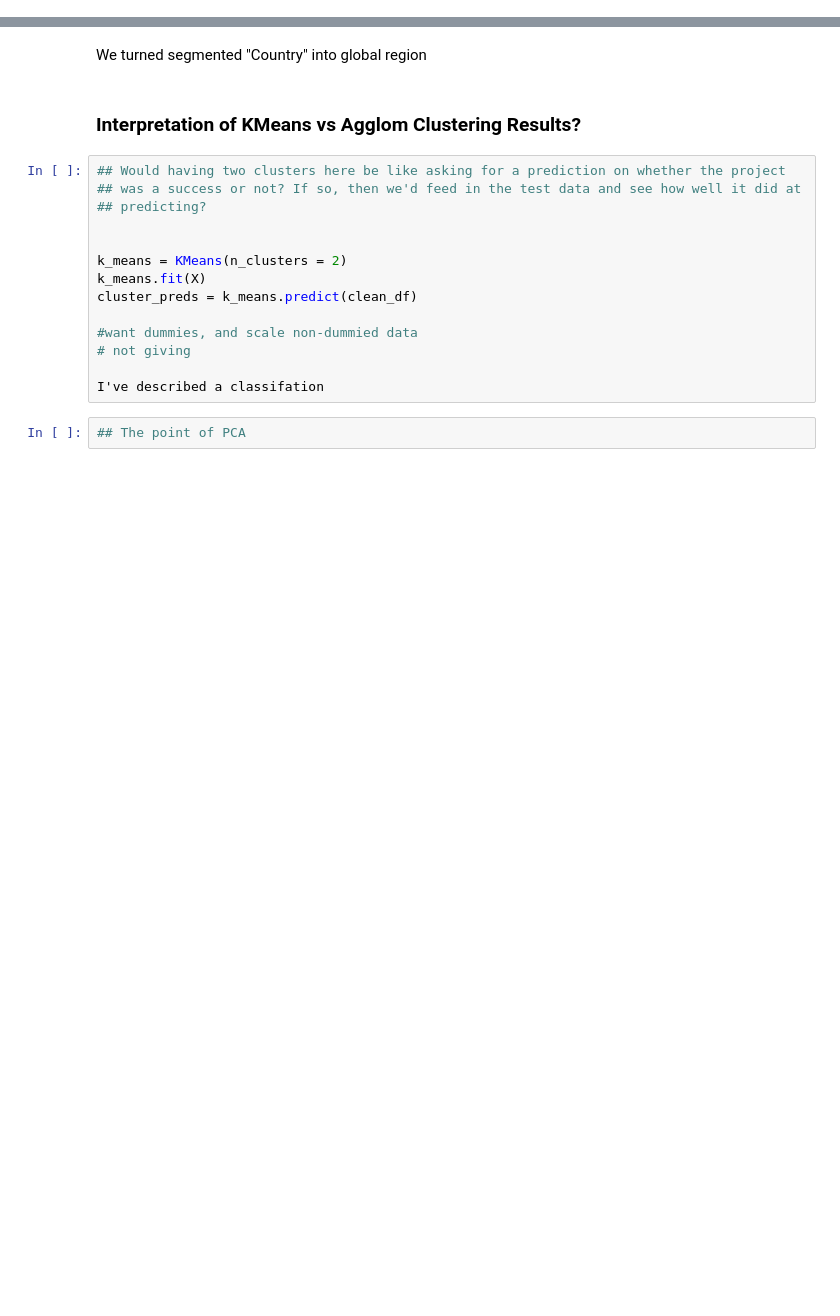
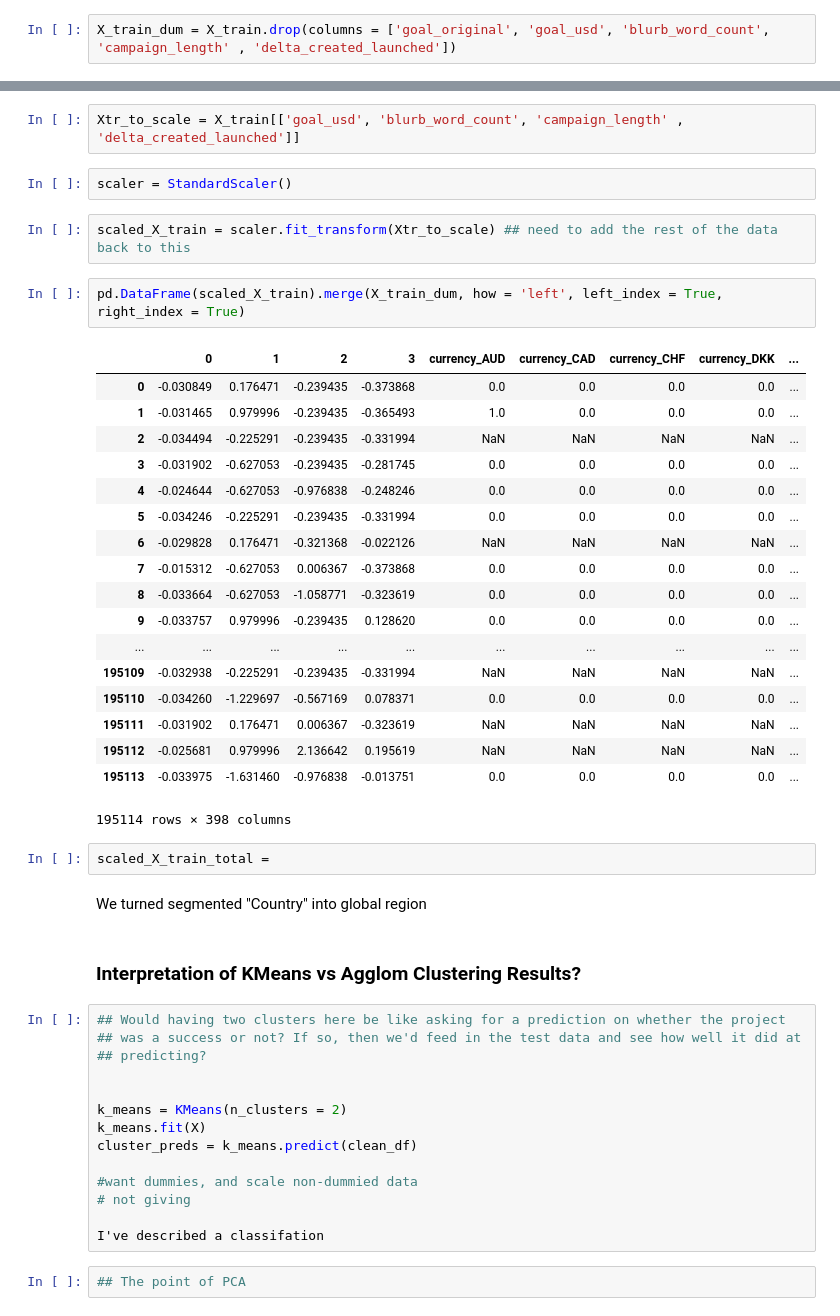
Before and after one commit to nateej1/kickstarter-campaign-classification, a Jupyter notebook: notebooks/03_analysis/20190815-ndj-clustering_analysis.ipynb, the cells around one changed output, grey strips where cells are left out. Cells and saved outputs as stored; diff of their text form; blank space fills up the shorter version.

```diff
--- a/notebooks/03_analysis/20190815-ndj-clustering_analysis.ipynb
+++ b/notebooks/03_analysis/20190815-ndj-clustering_analysis.ipynb
@@ -27,0 +45,2 @@ X_train, X_test, y_train, y_test = train_test_split(X, y, stratify=y)
+# %%
+X_train_dum = X_train.drop(columns = ['goal_original', 'goal_usd', 'blurb_word_count', 'campaign_length' , 'delta_created_launched'])
@@ -28,3 +67,32 @@ X_train, X_test, y_train, y_test = train_test_split(X, y, stratify=y)
+# %%
+Xtr_to_scale = X_train[['goal_usd', 'blurb_word_count', 'campaign_length' , 'delta_created_launched']]
+# %%
+scaler = StandardScaler()
+# %%
+scaled_X_train = scaler.fit_transform(Xtr_to_scale) ## need to add the rest of the data back to this
+# %%
+pd.DataFrame(scaled_X_train).merge(X_train_dum, how = 'left', left_index = True, right_index = True)
+# %% [output]
+|  | 0 | 1 | 2 | 3 | currency_AUD | currency_CAD | currency_CHF | currency_DKK | ... |
+| 0 | -0.030849 | 0.176471 | -0.239435 | -0.373868 | 0.0 | 0.0 | 0.0 | 0.0 | ... |
+| 1 | -0.031465 | 0.979996 | -0.239435 | -0.365493 | 1.0 | 0.0 | 0.0 | 0.0 | ... |
+| 2 | -0.034494 | -0.225291 | -0.239435 | -0.331994 | NaN | NaN | NaN | NaN | ... |
+| 3 | -0.031902 | -0.627053 | -0.239435 | -0.281745 | 0.0 | 0.0 | 0.0 | 0.0 | ... |
+| 4 | -0.024644 | -0.627053 | -0.976838 | -0.248246 | 0.0 | 0.0 | 0.0 | 0.0 | ... |
+| 5 | -0.034246 | -0.225291 | -0.239435 | -0.331994 | 0.0 | 0.0 | 0.0 | 0.0 | ... |
+| 6 | -0.029828 | 0.176471 | -0.321368 | -0.022126 | NaN | NaN | NaN | NaN | ... |
+| 7 | -0.015312 | -0.627053 | 0.006367 | -0.373868 | 0.0 | 0.0 | 0.0 | 0.0 | ... |
+| 8 | -0.033664 | -0.627053 | -1.058771 | -0.323619 | 0.0 | 0.0 | 0.0 | 0.0 | ... |
+| 9 | -0.033757 | 0.979996 | -0.239435 | 0.128620 | 0.0 | 0.0 | 0.0 | 0.0 | ... |
+| ... | ... | ... | ... | ... | ... | ... | ... | ... | ... |
+| 195109 | -0.032938 | -0.225291 | -0.239435 | -0.331994 | NaN | NaN | NaN | NaN | ... |
+| 195110 | -0.034260 | -1.229697 | -0.567169 | 0.078371 | 0.0 | 0.0 | 0.0 | 0.0 | ... |
+| 195111 | -0.031902 | 0.176471 | 0.006367 | -0.323619 | NaN | NaN | NaN | NaN | ... |
+| 195112 | -0.025681 | 0.979996 | 2.136642 | 0.195619 | NaN | NaN | NaN | NaN | ... |
+| 195113 | -0.033975 | -1.631460 | -0.976838 | -0.013751 | 0.0 | 0.0 | 0.0 | 0.0 | ... |
+195114 rows × 398 columns
+# %%
+scaled_X_train_total =
 # %% [markdown]
 We turned segmented "Country" into global region
 # %% [markdown]
```
Also changed, not shown: parts of 8 cells of this notebook, 1 other file.
